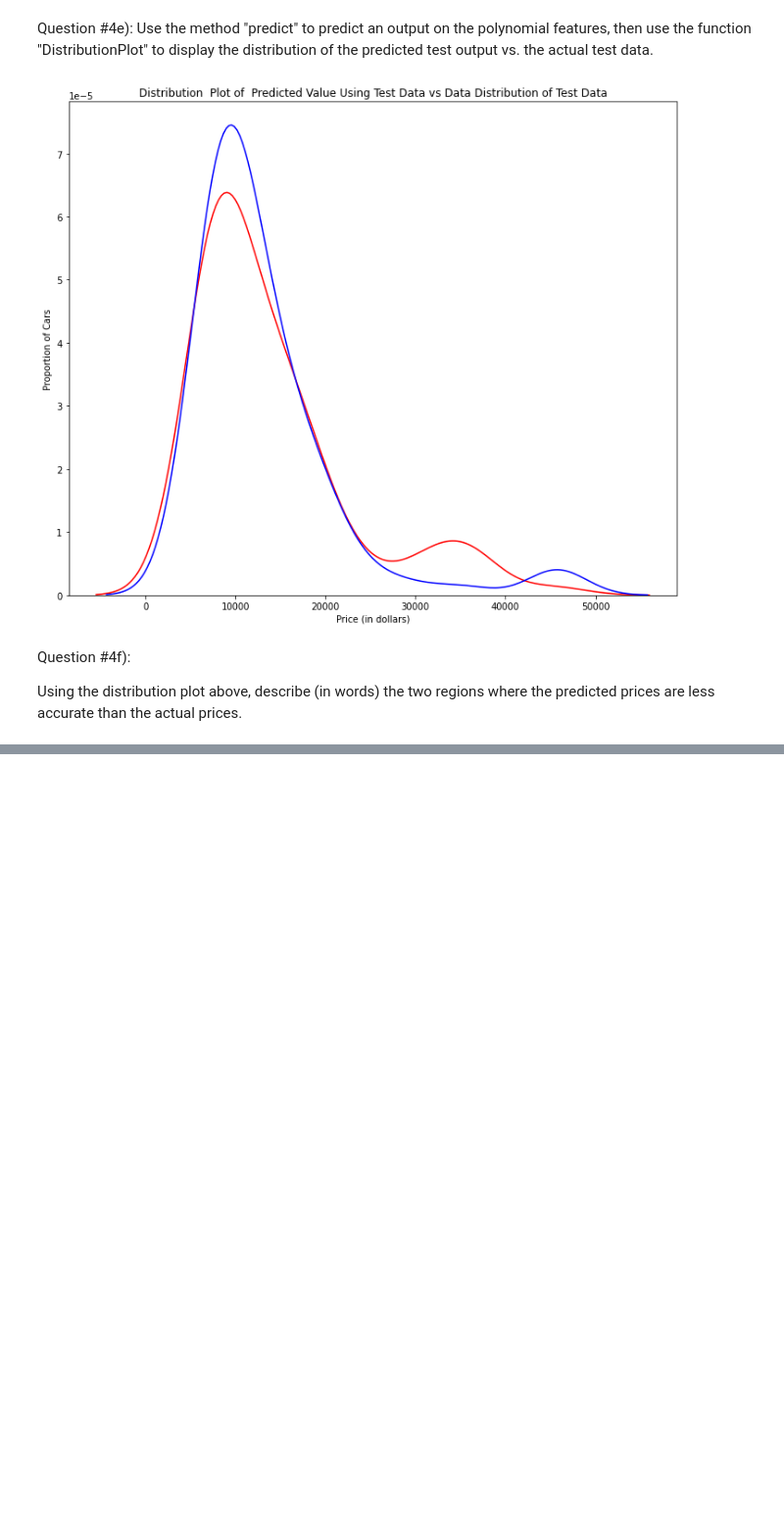
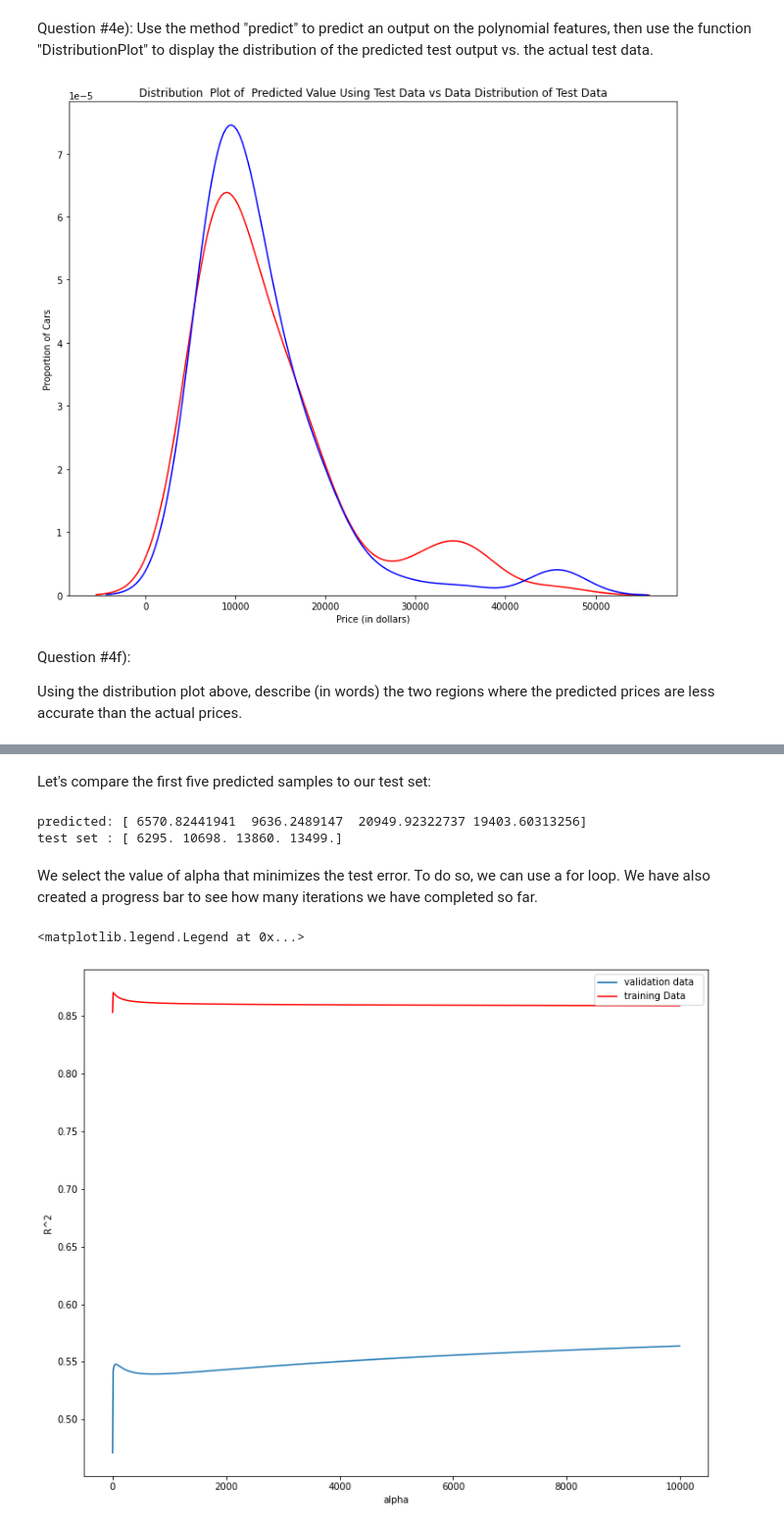
Before and after one commit to PosgradoMNA/actividades-de-aprendizaje-jeesperon, a Jupyter notebook: Sem8_IBM_Mod5.ipynb, the cells around one changed output, grey strips where cells are left out. Shown at 98% size. Drawn from its saved outputs; the diff is of its cells as text; code cells hidden in the pictures; blank space fills up the shorter version.

```diff
--- a/Sem8_IBM_Mod5.ipynb
+++ b/Sem8_IBM_Mod5.ipynb
@@ -405,0 +412,4 @@ Using the distribution plot above, describe (in words) the two regions where the
+# %%
+pr=PolynomialFeatures(degree=2)
+x_train_pr=pr.fit_transform(x_train[['horsepower', 'curb-weight', 'engine-size', 'highway-mpg','normalized-losses','symboling']])
+x_test_pr=pr.fit_transform(x_test[['horsepower', 'curb-weight', 'engine-size', 'highway-mpg','normalized-losses','symboling']])
@@ -405,0 +422,2 @@ Using the distribution plot above, describe (in words) the two regions where the
+# %%
+RigeModel=Ridge(alpha=1)
@@ -405,0 +426,2 @@ Using the distribution plot above, describe (in words) the two regions where the
+# %%
+RigeModel.fit(x_train_pr, y_train)
@@ -405,0 +434,41 @@ Using the distribution plot above, describe (in words) the two regions where the
+# %% [markdown]
+Let's compare the first five predicted samples to our test set:
+# %%
+print('predicted:', yhat[0:4])
+print('test set :', y_test[0:4].values)
+# %% [output]
+predicted: [ 6570.82441941  9636.2489147  20949.92322737 19403.60313256]
+test set : [ 6295. 10698. 13860. 13499.]
+# %% [markdown]
+We select the value of alpha that minimizes the test error. To do so, we can use a for loop. We have also created a progress bar to see how many iterations we have completed so far.
+# %%
+from tqdm import tqdm
+
+Rsqu_test = []
+Rsqu_train = []
+dummy1 = []
+Alpha = 10 * np.array(range(0,1000))
+pbar = tqdm(Alpha)
+
+for alpha in pbar:
+    RigeModel = Ridge(alpha=alpha)
+    RigeModel.fit(x_train_pr, y_train)
+    test_score, train_score = RigeModel.score(x_test_pr, y_test), RigeModel.score(x_train_pr, y_train)
+
+    pbar.set_postfix({"Test Score": test_score, "Train Score": train_score})
+
+    Rsqu_test.append(test_score)
+    Rsqu_train.append(train_score)
+# %%
+width = 12
+height = 10
+plt.figure(figsize=(width, height))
+
+plt.plot(Alpha,Rsqu_test, label='validation data  ')
+plt.plot(Alpha,Rsqu_train, 'r', label='training Data ')
+plt.xlabel('alpha')
+plt.ylabel('R^2')
+plt.legend()
+# %% [output]
+<matplotlib.legend.Legend at 0x...>
+[figure, added]
```
Also changed, not shown: parts of 27 cells of this notebook.
